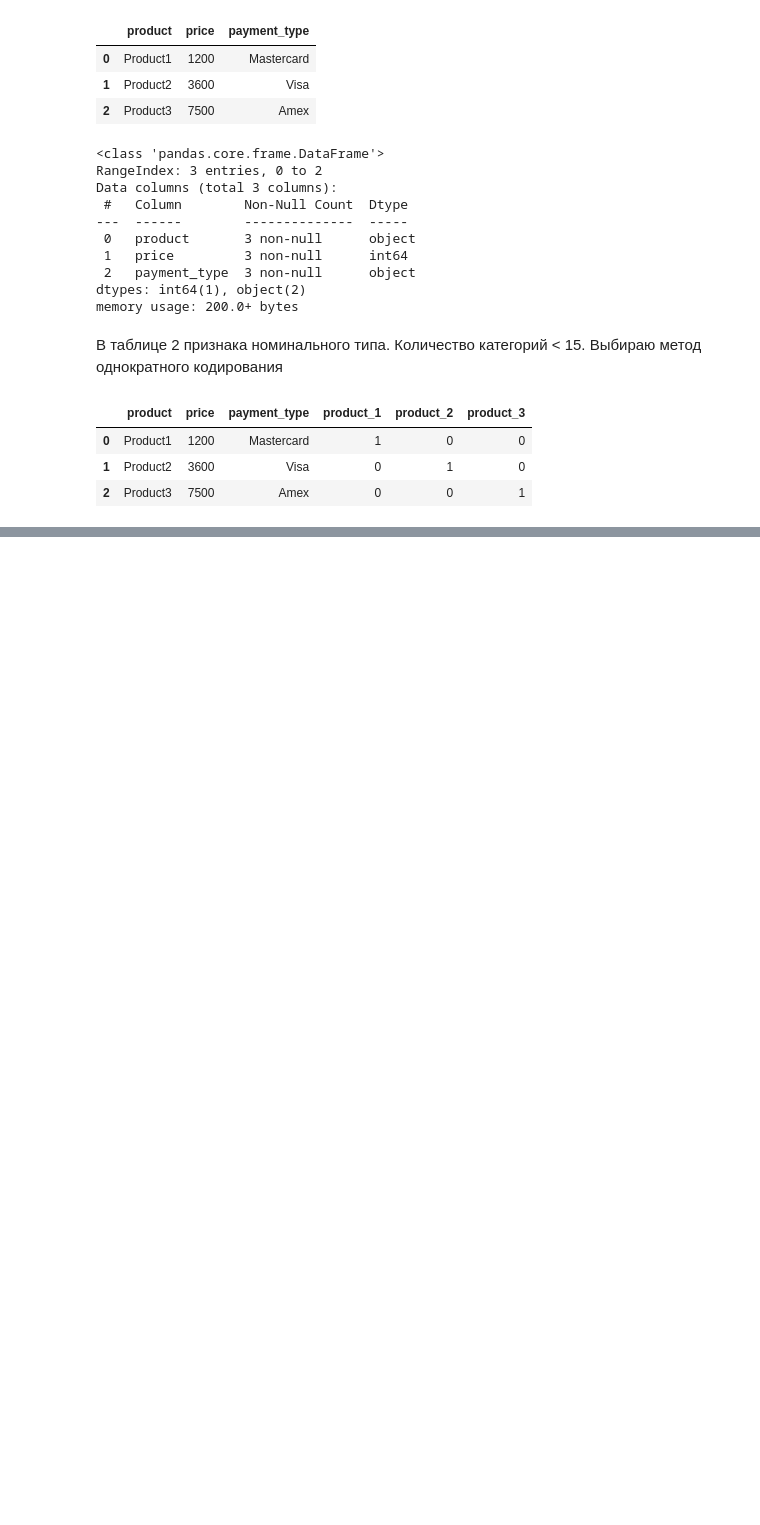
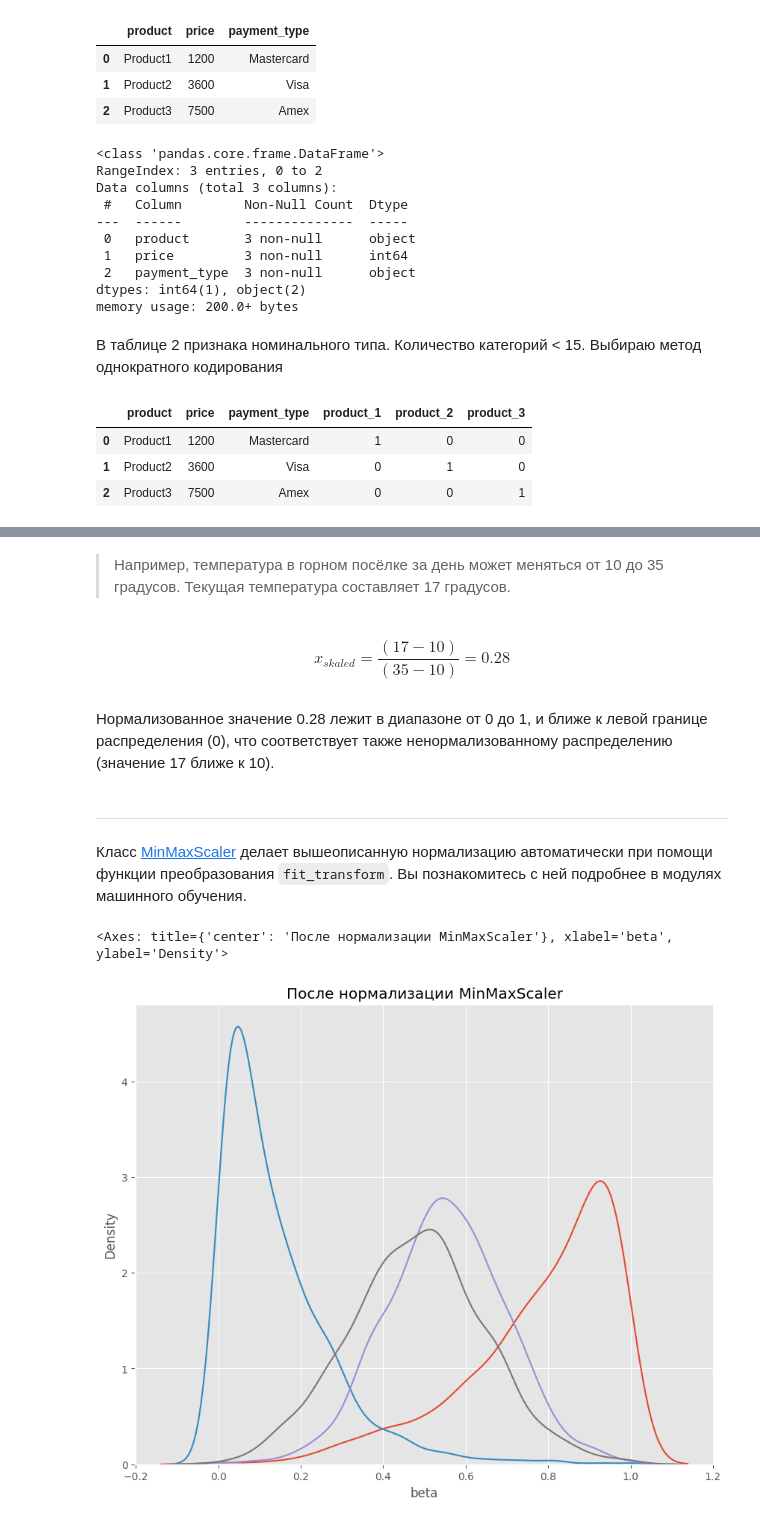
Before and after one commit to vavilove001-lab/sf_data_science, a Jupyter notebook: Notes/14_EDA/5_Кодир_преобраз_признаков.ipynb, the cells around one changed output, grey strips where cells are left out. Drawn from its saved outputs; the diff is of its cells as text; code cells hidden in the pictures; blank space fills up the shorter version.

````diff
--- a/Notes/14_EDA/5_Кодир_преобраз_признаков.ipynb
+++ b/Notes/14_EDA/5_Кодир_преобраз_признаков.ipynb
@@ -386,0 +497,30 @@ df
+# %% [markdown]
+> Например, температура в горном посёлке за день может меняться от 10 до 35 градусов. Текущая температура составляет 17 градусов.
+# %% [markdown]
+$$ x_{skaled} = \frac{(17-10)}{(35-10)} = 0.28$$
+# %% [markdown]
+Нормализованное значение 0.28 лежит в диапазоне от 0 до 1, и ближе к левой границе распределения (0), что соответствует также ненормализованному распределению (значение 17 ближе к 10).
+# %% [markdown]
+---
+# %% [markdown]
+Класс [MinMaxScaler](https://scikit-learn.org/stable/modules/generated/sklearn.preprocessing.MinMaxScaler.html) делает вышеописанную нормализацию автоматически при помощи функции преобразования ```fit_transform```. Вы познакомитесь с ней подробнее в модулях машинного обучения.
+# %%
+# инициализируем нормализатор MinMaxScaler
+mm_scaler = preprocessing.MinMaxScaler()
+
+# кодируем исходный датасет
+df_mm = mm_scaler.fit_transform(df)
+
+# Преобразуем промежуточный датасет в полноценный датафрейм для визуализации
+df_mm = pd.DataFrame(df_mm, columns=col_names)
+
+fig, (ax1) = plt.subplots(ncols=1, figsize=(10, 8))
+ax1.set_title('После нормализации MinMaxScaler')
+
+sns.kdeplot(df_mm['beta'], ax=ax1)
+sns.kdeplot(df_mm['exponential'], ax=ax1)
+sns.kdeplot(df_mm['normal_p'], ax=ax1)
+sns.kdeplot(df_mm['normal_l'], ax=ax1)
+# %% [output]
+<Axes: title={'center': 'После нормализации MinMaxScaler'}, xlabel='beta', ylabel='Density'>
+[figure, added]
````
Also changed, not shown: parts of 105 cells of this notebook.
